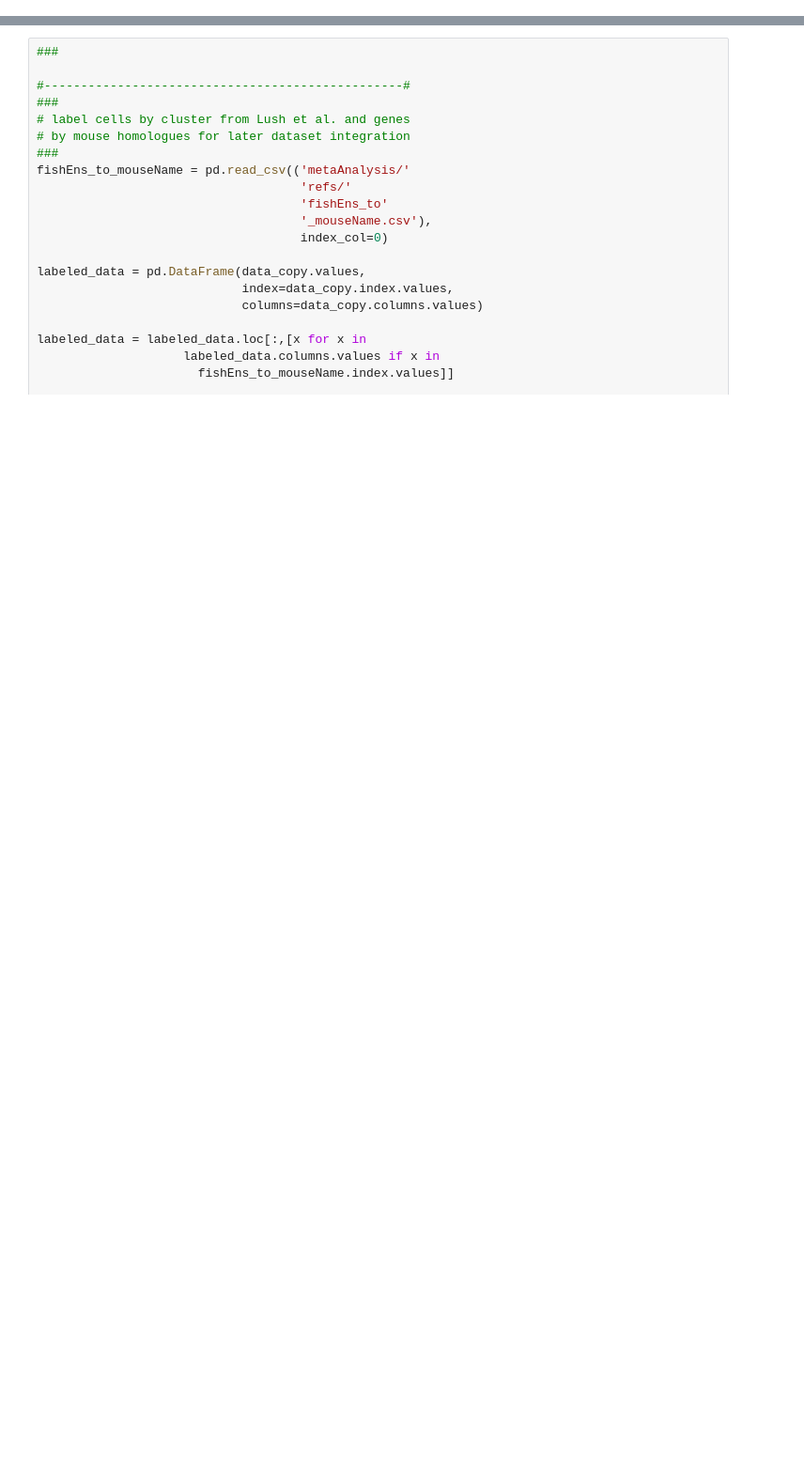
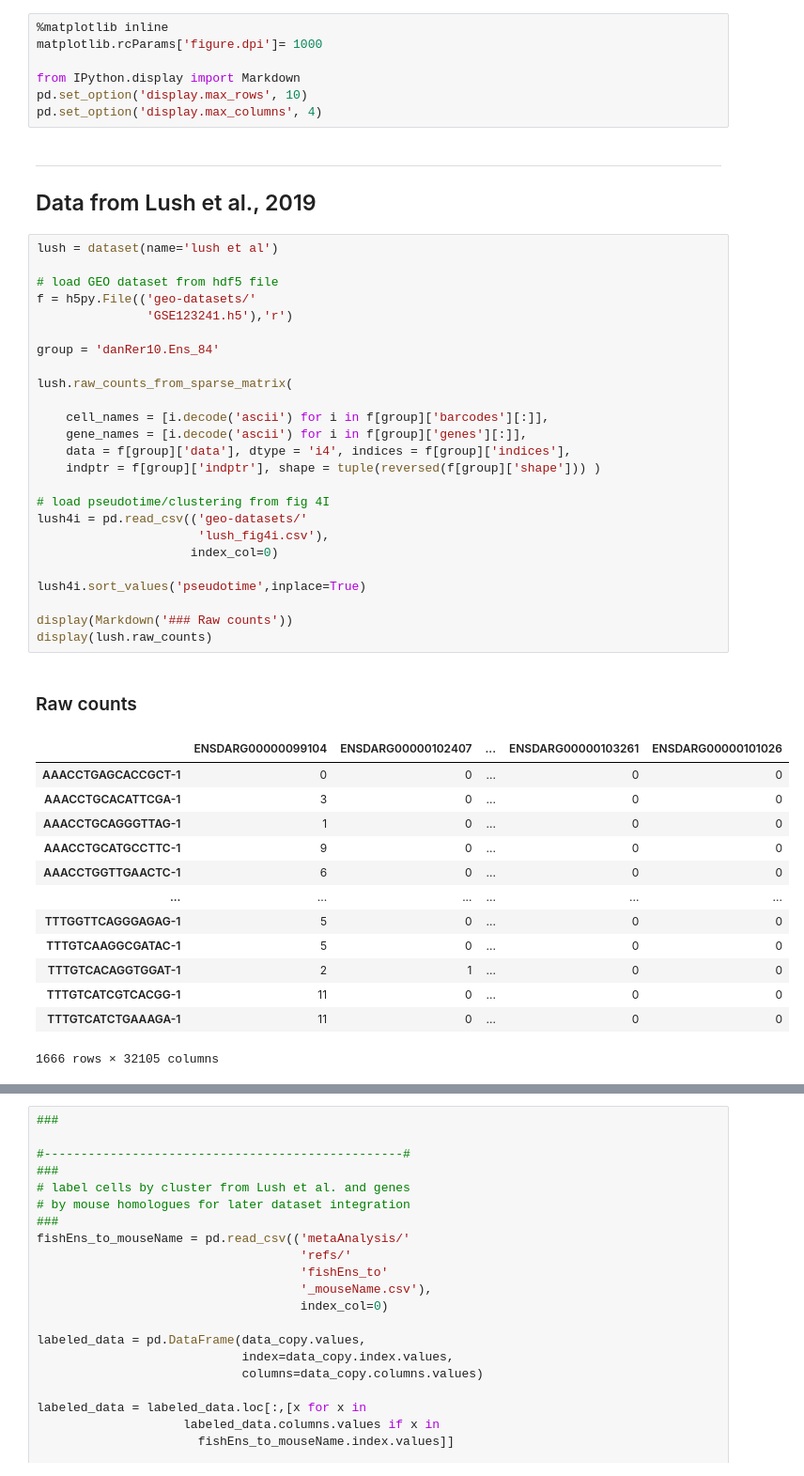
Before and after one commit to calebclayreagor/phd-research-playground, a Jupyter notebook: drerio.ipynb, the cells around one changed output, grey strips where cells are left out. Shown at 94% size. Saved outputs shown, nothing was run; the diff lists cells and outputs as text; blank space fills up the shorter version.

```diff
--- a/drerio.ipynb
+++ b/drerio.ipynb
@@ -129,0 +29,50 @@ diff_traj.pathway_ea_in_pt(pathways = ['Cell cycle',
+# %%
+%matplotlib inline
+matplotlib.rcParams['figure.dpi']= 1000
+
+from IPython.display import Markdown
+pd.set_option('display.max_rows', 10)
+pd.set_option('display.max_columns', 4)
+# %% [markdown]
+---
+## Data from Lush et al., 2019
+# %%
+lush = dataset(name='lush et al')
+
+# load GEO dataset from hdf5 file
+f = h5py.File(('geo-datasets/'
+               'GSE123241.h5'),'r')
+
+group = 'danRer10.Ens_84'
+
+lush.raw_counts_from_sparse_matrix(
+
+    cell_names = [i.decode('ascii') for i in f[group]['barcodes'][:]],
+    gene_names = [i.decode('ascii') for i in f[group]['genes'][:]],
+    data = f[group]['data'], dtype = 'i4', indices = f[group]['indices'],
+    indptr = f[group]['indptr'], shape = tuple(reversed(f[group]['shape'])) )
+
+# load pseudotime/clustering from fig 4I
+lush4i = pd.read_csv(('geo-datasets/'
+                      'lush_fig4i.csv'),
+                     index_col=0)
+
+lush4i.sort_values('pseudotime',inplace=True)
+
+display(Markdown('### Raw counts'))
+display(lush.raw_counts)
+# %% [output]
+### Raw counts
+|  | ENSDARG00000099104 | ENSDARG00000102407 | ... | ENSDARG00000103261 | ENSDARG00000101026 |
+| AAACCTGAGCACCGCT-1 | 0 | 0 | ... | 0 | 0 |
+| AAACCTGCACATTCGA-1 | 3 | 0 | ... | 0 | 0 |
+| AAACCTGCAGGGTTAG-1 | 1 | 0 | ... | 0 | 0 |
+| AAACCTGCATGCCTTC-1 | 9 | 0 | ... | 0 | 0 |
+| AAACCTGGTTGAACTC-1 | 6 | 0 | ... | 0 | 0 |
+| ... | ... | ... | ... | ... | ... |
+| TTTGGTTCAGGGAGAG-1 | 5 | 0 | ... | 0 | 0 |
+| TTTGTCAAGGCGATAC-1 | 5 | 0 | ... | 0 | 0 |
+| TTTGTCACAGGTGGAT-1 | 2 | 1 | ... | 0 | 0 |
+| TTTGTCATCGTCACGG-1 | 11 | 0 | ... | 0 | 0 |
+| TTTGTCATCTGAAAGA-1 | 11 | 0 | ... | 0 | 0 |
+1666 rows × 32105 columns
```
Also changed, not shown: parts of 35 cells of this notebook, 6 other files.
